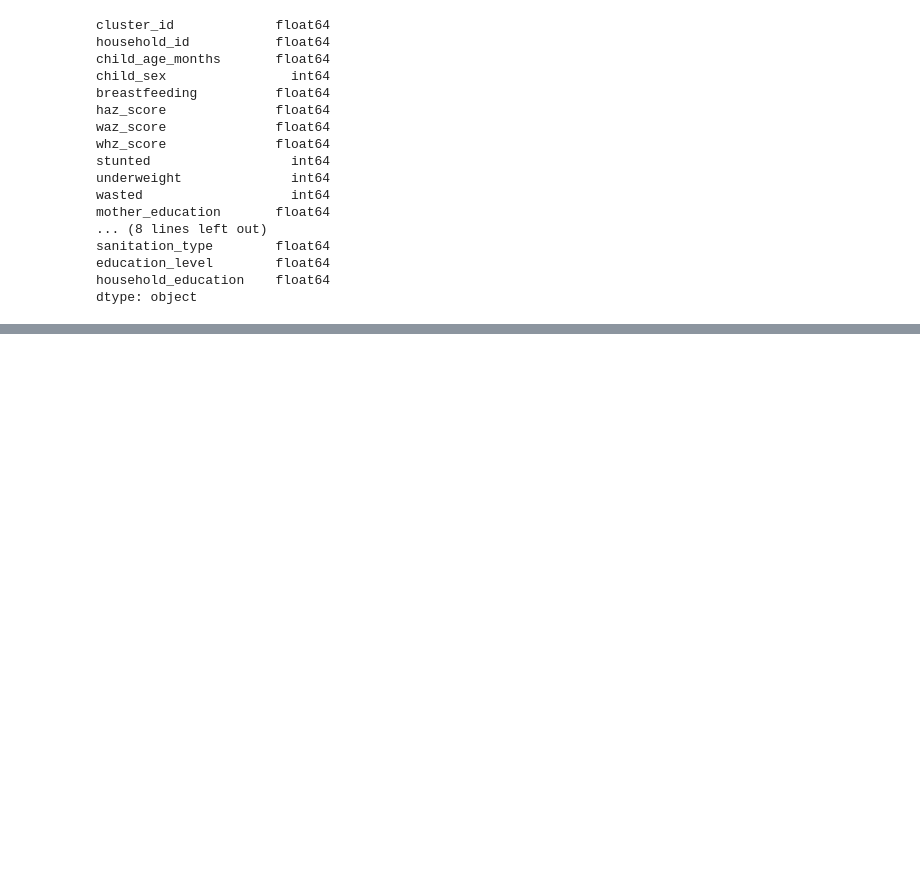
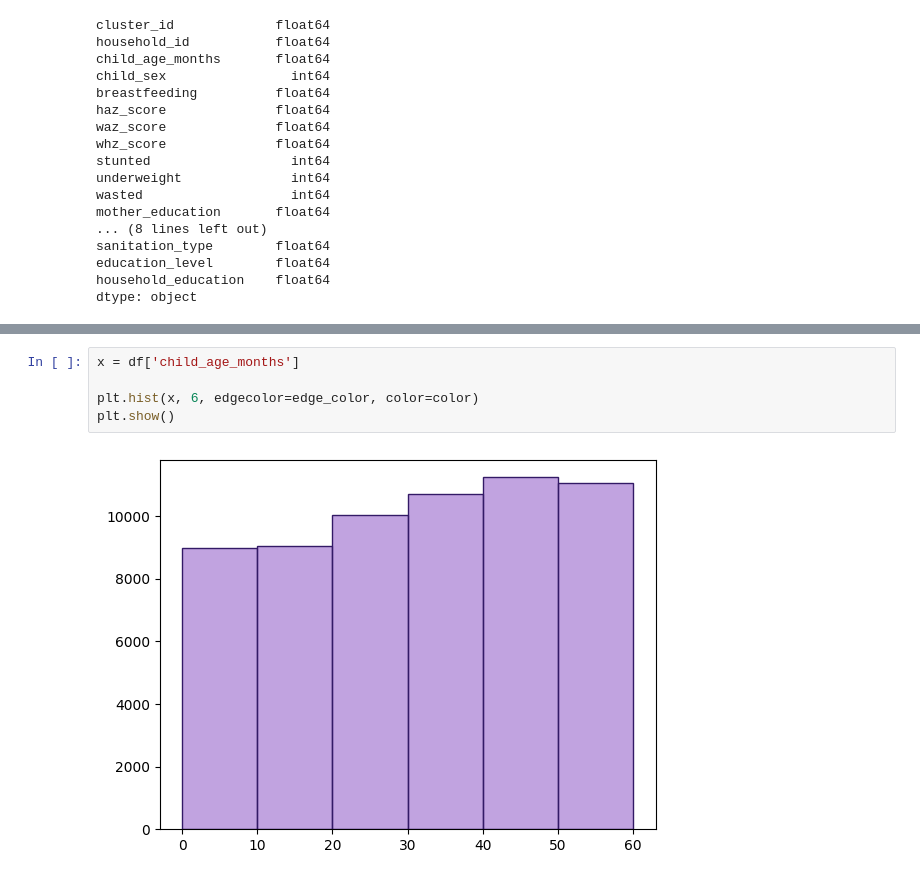
Before and after one commit to Nefertiti23/malnutrition-predictor, a Jupyter notebook: ml/notebooks/exploring/univariate_analysis.ipynb, the cells around one changed output, grey strips where cells are left out. Drawn from its saved outputs; the diff is of its cells as text; blank space fills up the shorter version.

```diff
--- a/ml/notebooks/exploring/univariate_analysis.ipynb
+++ b/ml/notebooks/exploring/univariate_analysis.ipynb
@@ -57,0 +115,7 @@ dtype: object
+# %%
+x = df['child_age_months']
+
+plt.hist(x, 6, edgecolor=edge_color, color=color)
+plt.show()
+# %% [output]
+[figure, added]
```
Also changed, not shown: parts of 25 cells of this notebook, 10 other files.
